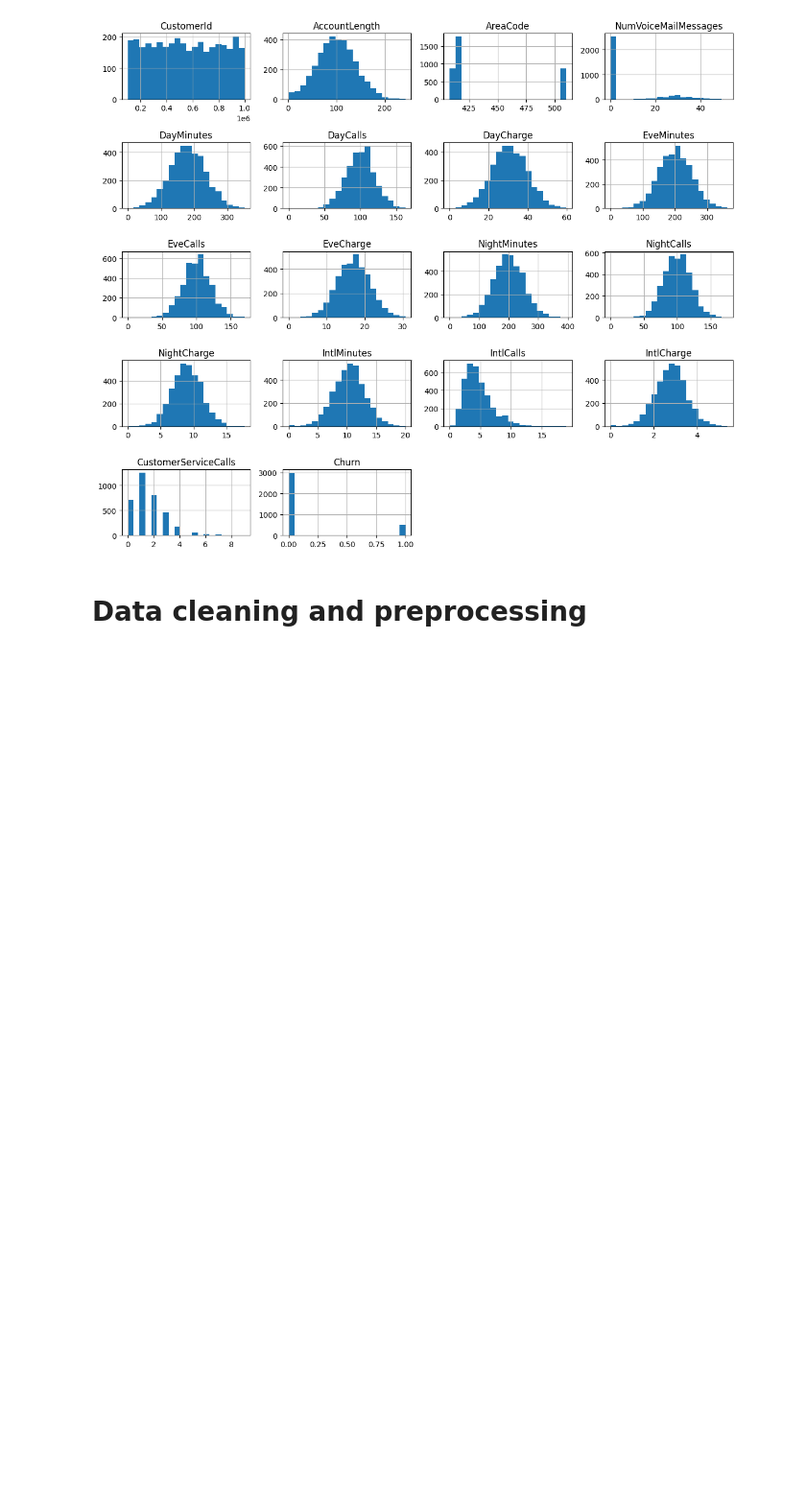
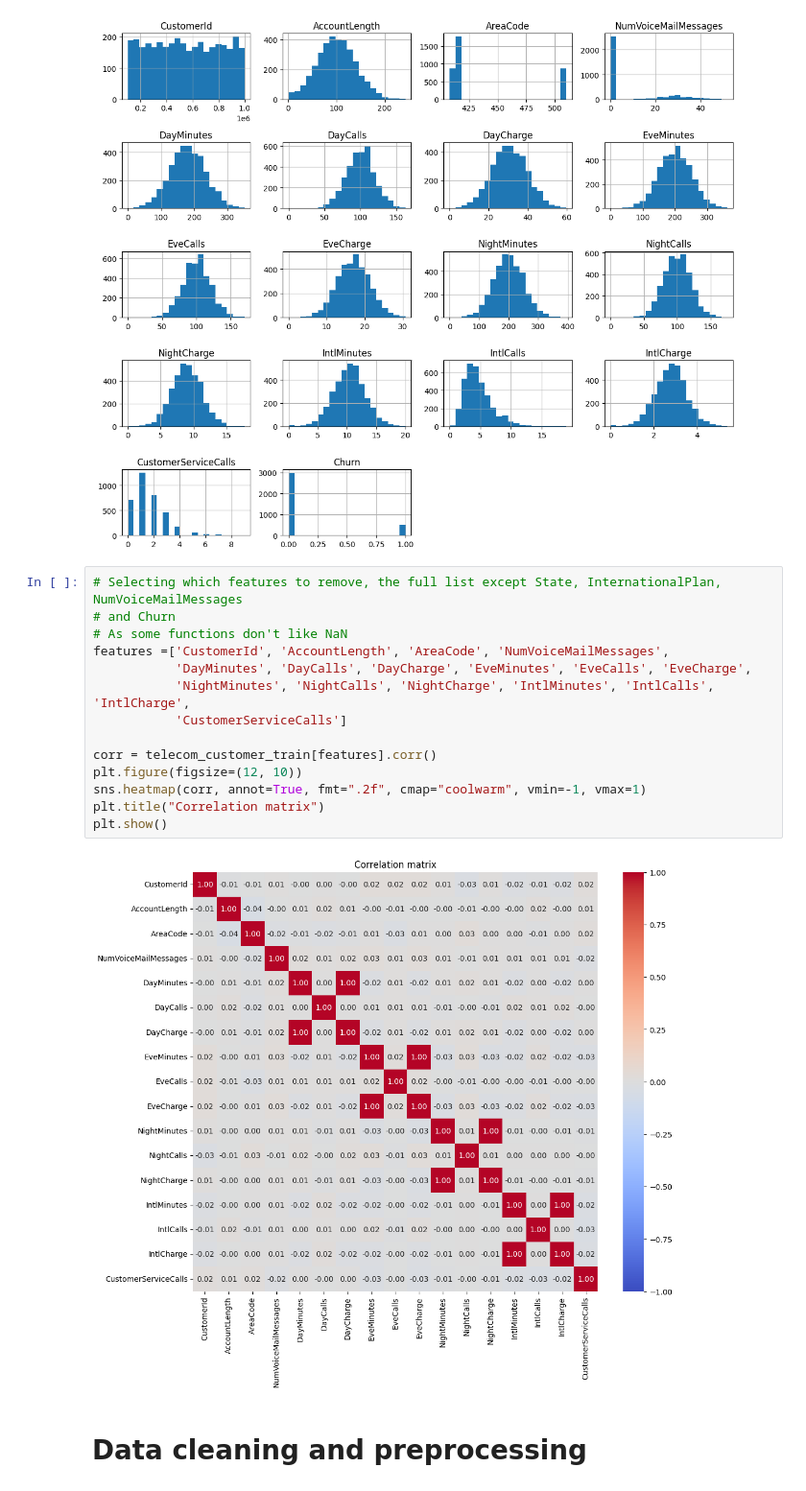
Before and after one commit to sondre04aasheim-spec/Deliverable_4_DAT200, a Jupyter notebook: CA4_template_group_30.ipynb, the cells around one changed output. Shown at 96% size. Saved outputs shown, nothing was run; the diff lists cells and outputs as text; blank space fills up the shorter version.

```diff
--- a/CA4_template_group_30.ipynb
+++ b/CA4_template_group_30.ipynb
@@ -118,6 +118,22 @@ plt.tight_layout()
 plt.show()
 # %% [output]
 [figure]
+# %%
+# Selecting which features to remove, the full list except State, InternationalPlan, NumVoiceMailMessages
+# and Churn
+# As some functions don't like NaN
+features =['CustomerId', 'AccountLength', 'AreaCode', 'NumVoiceMailMessages',
+           'DayMinutes', 'DayCalls', 'DayCharge', 'EveMinutes', 'EveCalls', 'EveCharge',
+           'NightMinutes', 'NightCalls', 'NightCharge', 'IntlMinutes', 'IntlCalls', 'IntlCharge',
+           'CustomerServiceCalls']
+
+corr = telecom_customer_train[features].corr()
+plt.figure(figsize=(12, 10))
+sns.heatmap(corr, annot=True, fmt=".2f", cmap="coolwarm", vmin=-1, vmax=1)
+plt.title("Correlation matrix")
+plt.show()
+# %% [output]
+[figure, added]
 # %% [markdown]
 # Data cleaning and preprocessing
 # %%
```
Also changed, not shown: parts of 1 cell of this notebook.
